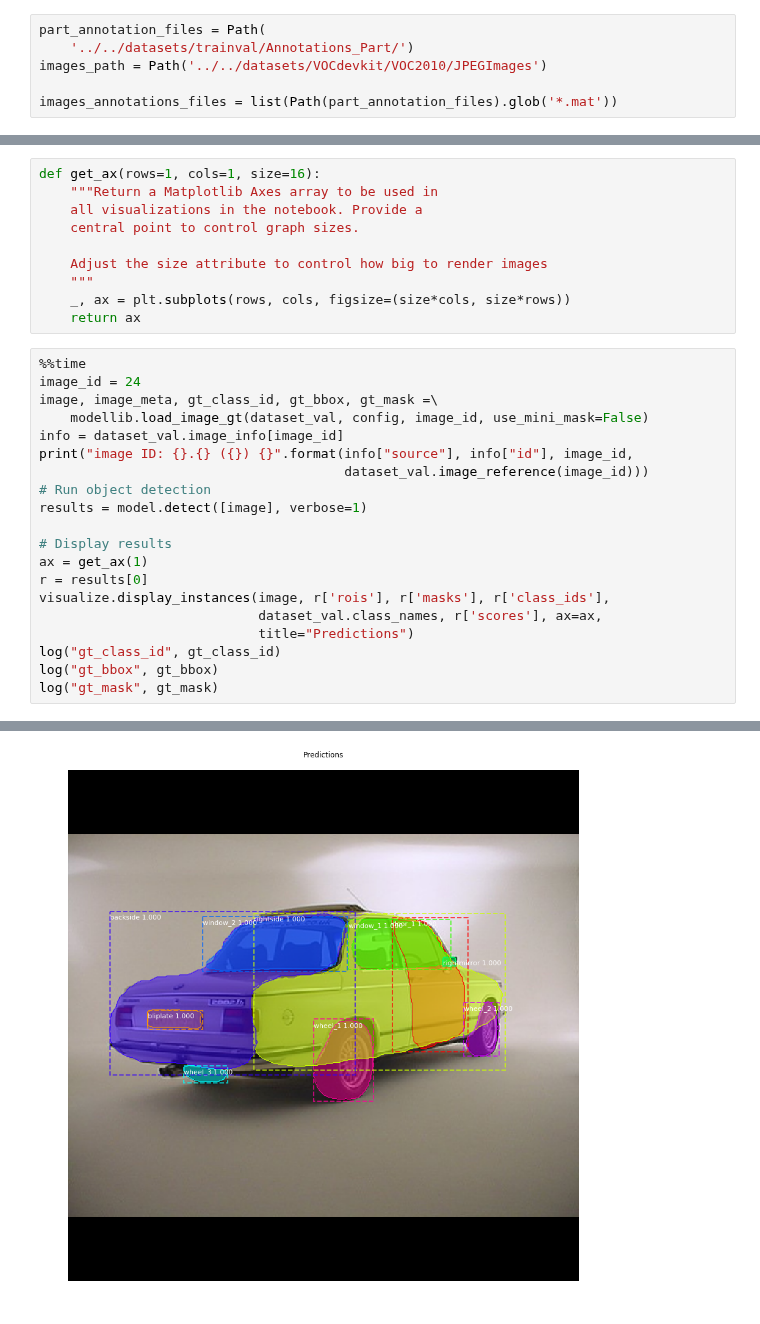
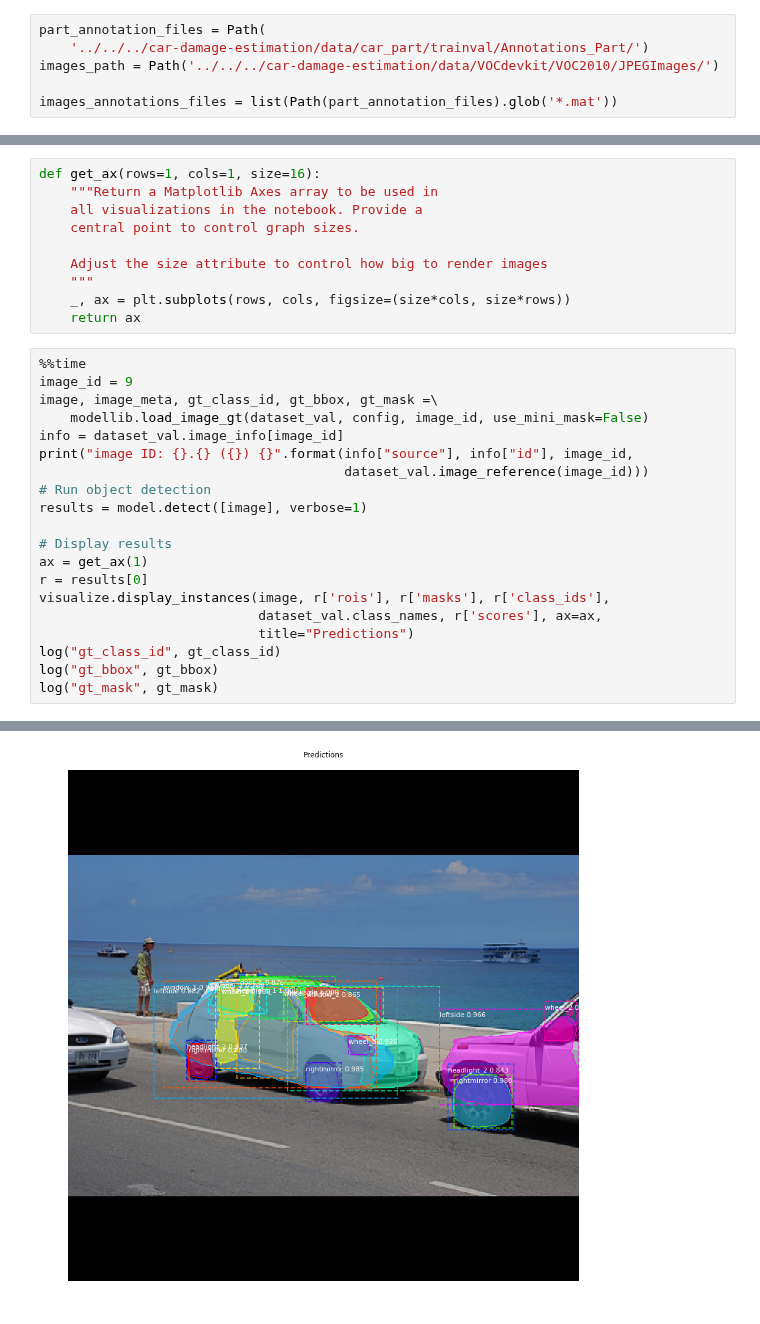
Before and after one commit to matterport/Mask_RCNN, a Jupyter notebook: samples/car_part_segmentation/model_training.ipynb, the cells around one changed output, grey strips where cells are left out. Saved outputs shown, nothing was run; the diff lists cells and outputs as text.

```diff
--- a/samples/car_part_segmentation/model_training.ipynb
+++ b/samples/car_part_segmentation/model_training.ipynb
@@ -16,8 +16,8 @@ Using TensorFlow backend.
 # How to train the model
 # %%
 part_annotation_files = Path(
-    '../../datasets/trainval/Annotations_Part/')
-images_path = Path('../../datasets/VOCdevkit/VOC2010/JPEGImages')
+    '../../../car-damage-estimation/data/car_part/trainval/Annotations_Part/')
+images_path = Path('../../../car-damage-estimation/data/VOCdevkit/VOC2010/JPEGImages/')
 
 images_annotations_files = list(Path(part_annotation_files).glob('*.mat'))
 # %% [markdown]
@@ -150,7 +150,7 @@ def get_ax(rows=1, cols=1, size=16):
     return ax
 # %%
 %%time
-image_id = 24
+image_id = 9
 image, image_meta, gt_class_id, gt_bbox, gt_mask =\
     modellib.load_image_gt(dataset_val, config, image_id, use_mini_mask=False)
 info = dataset_val.image_info[image_id]
@@ -183 +183 @@ Wall time: 324 ms
-[figure, old version]
+[figure, new version]
```
Also changed, not shown: parts of 7 cells of this notebook, 3 other files.
